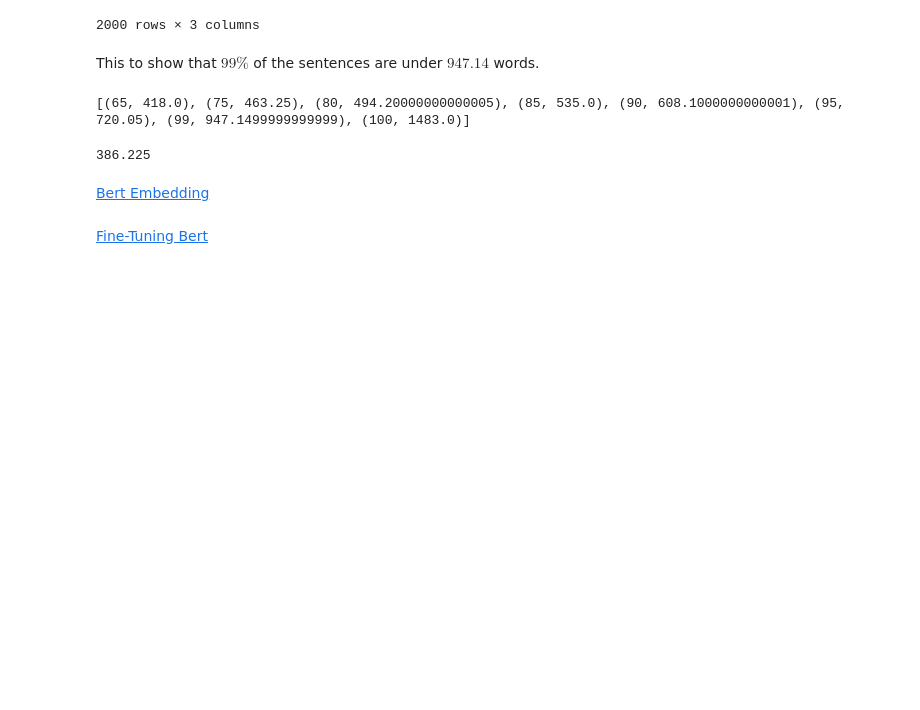
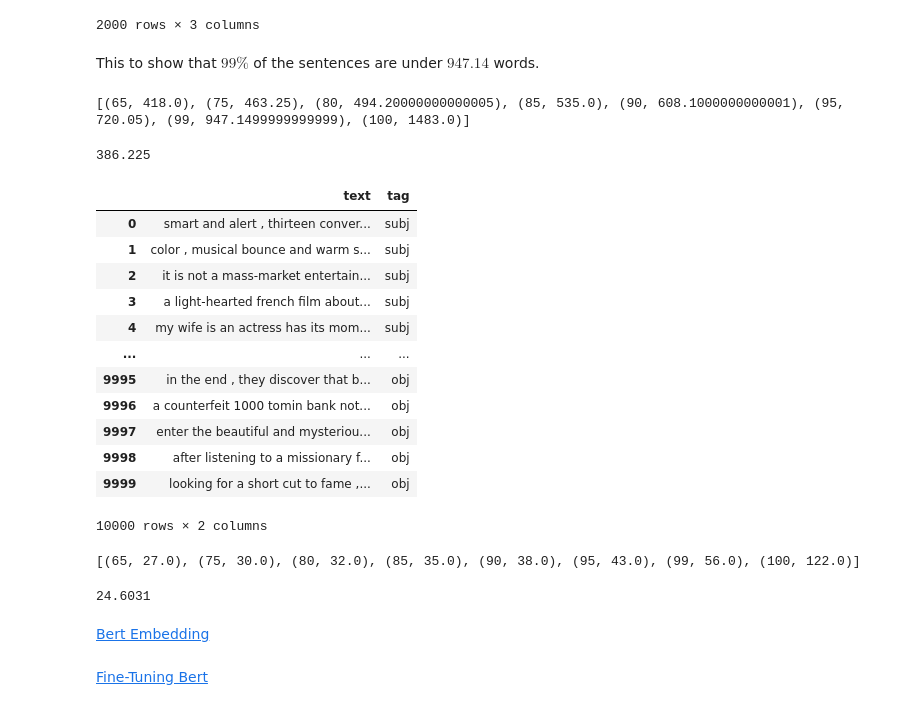
Before and after one commit to MatteoGuglielmi-tech/Polarity-and-Subjectivity-Detection, a Jupyter notebook: src/MyModel/pre-processing.ipynb, the cells around one changed output. Saved outputs shown, nothing was run; the diff lists cells and outputs as text; code cells hidden in the pictures; blank space fills up the shorter version.

Commit message:
Dataset Ready

```diff
--- a/src/MyModel/pre-processing.ipynb
+++ b/src/MyModel/pre-processing.ipynb
@@ -254,3 +264,45 @@ avg_length = seq_len.mean()
 avg_length
 # %% [output]
 386.225
+# %%
+def arrange_subjectivity(subjective_sents : List[Tuple[List[str], str]]) -> pd.DataFrame:
+  '''Arrange subjectivity dataset into a table with format (index, text, label)
+    Params:
+    ------
+      subjective_sents : list(tuple(list(str),str))
+        subjectivity dataset
+    Returns:
+    ------
+      A dataframe type resembling a table organized as follow : (insed, sentence text, label)
+  '''
+
+  sents = []
+  labels = []
+  counter =0
+  for words, label in subjective_sents:
+    sents.append(' '.join([w for w in words]))
+    labels.append(label)
+
+  df_sents = pd.DataFrame(sents, columns=['text'])
+  df_labels = pd.DataFrame(labels, columns=["tag"])
+  df = pd.concat([df_sents, df_labels], axis=1)
+
+  return df
+# %%
+docs = subj_docs + obj_docs
+subj_obj_dataset = arrange_subjectivity(docs)
+subj_obj_dataset
+# %% [output]
+|  | text | tag |
+| 0 | smart and alert , thirteen conver... | subj |
+| 1 | color , musical bounce and warm s... | subj |
+| 2 | it is not a mass-market entertain... | subj |
+| 3 | a light-hearted french film about... | subj |
+| 4 | my wife is an actress has its mom... | subj |
+| ... | ... | ... |
+| 9995 | in the end , they discover that b... | obj |
+| 9996 | a counterfeit 1000 tomin bank not... | obj |
+| 9997 | enter the beautiful and mysteriou... | obj |
+| 9998 | after listening to a missionary f... | obj |
+| 9999 | looking for a short cut to fame ,... | obj |
+10000 rows × 2 columns
@@ -257,3 +312,17 @@ avg_length
+# %%
+import numpy as np
+from nltk.tokenize import word_tokenize
+
+
+seq_len = np.array([len(word_tokenize(sent)) for sent in subj_obj_dataset['text']])
+print([(p, np.percentile(seq_len, p)) for p in [65, 75, 80, 85, 90, 95, 99, 100]])
+# %% [output]
+[(65, 27.0), (75, 30.0), (80, 32.0), (85, 35.0), (90, 38.0), (95, 43.0), (99, 56.0), (100, 122.0)]
+# %%
+avg_length = seq_len.mean()
+avg_length
+# %% [output]
+24.6031
 # %% [markdown]
 [Bert Embedding](https://www.youtube.com/watch?v=zJW57aCBCTk)
 # %% [markdown]
```
Also changed, not shown: parts of 5 cells of this notebook.
